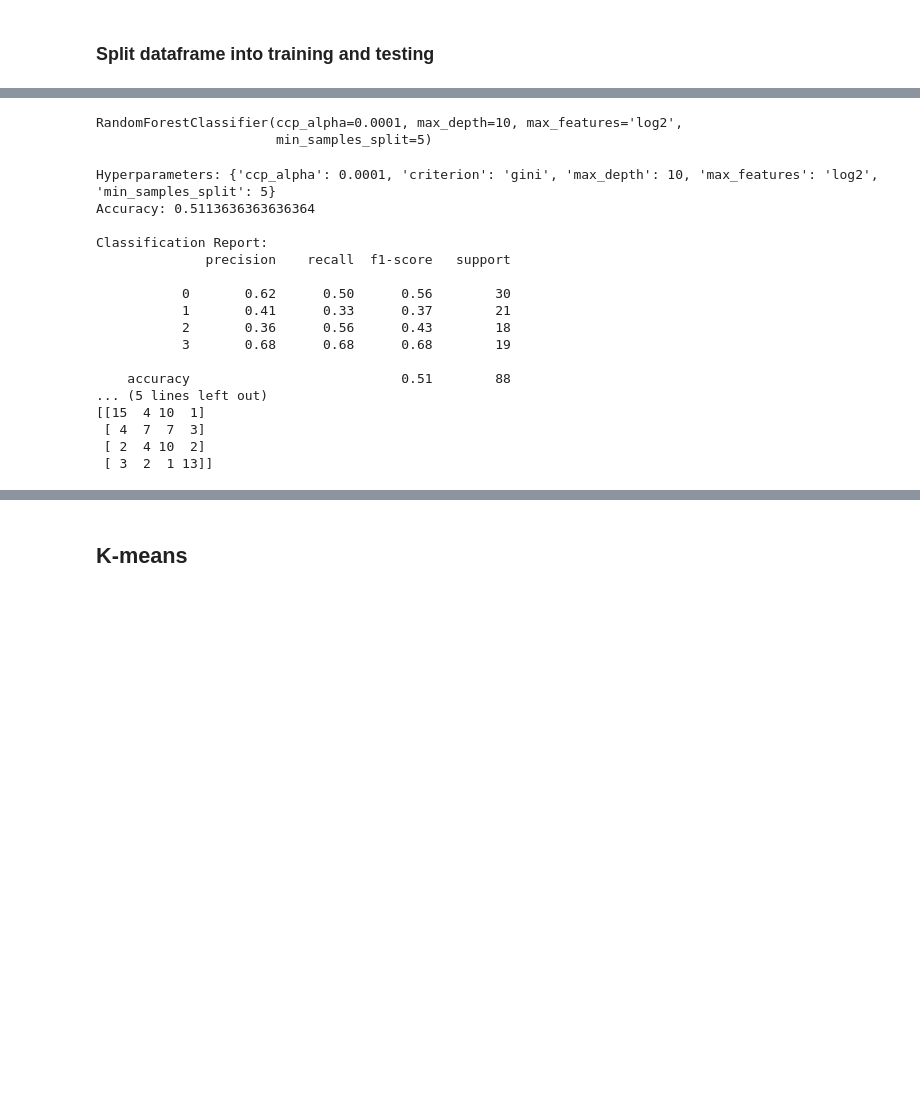
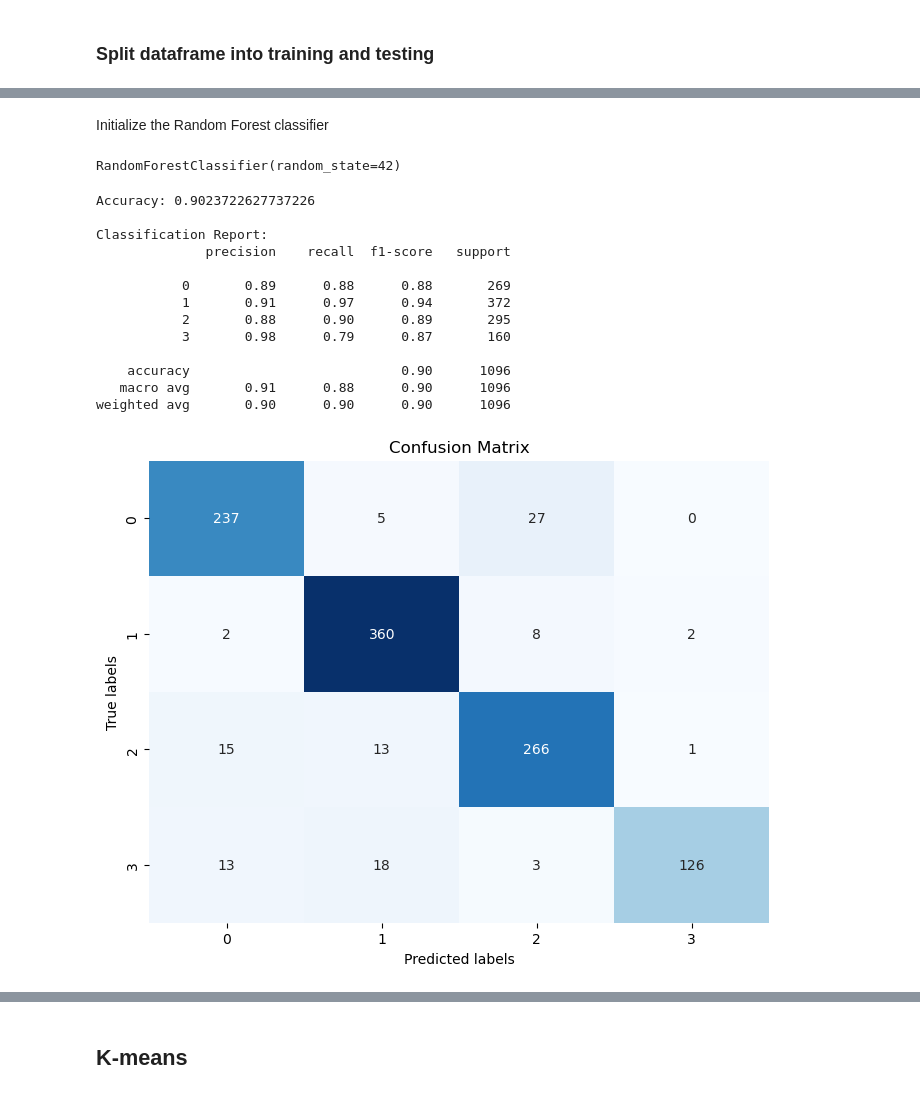
Before and after one commit to Gaoux/image-classification, a Jupyter notebook: Image_Classification.ipynb, the cells around one changed output, grey strips where cells are left out. Saved outputs shown, nothing was run; the diff lists cells and outputs as text; code cells hidden in the pictures; blank space fills up the shorter version.

```diff
--- a/Image_Classification.ipynb
+++ b/Image_Classification.ipynb
@@ -362,12 +275,0 @@ Save dataframes into csv
-# %%
-X_train= train_df.drop(columns=['Label'])
-y_train  = train_df['Label']
-
-
-# Define the hyperparameters grid
-param_grid = {  'max_features': ['sqrt', 'log2'],
-              'ccp_alpha': [1e-04, 1e-05],
-              'max_depth' : [10, 11,12,14],
-              'min_samples_split': [ 3, 4, 5],
-              'criterion' :['gini', 'entropy']
-             }
@@ -385,54 +276,47 @@ param_grid = {  'max_features': ['sqrt', 'log2'],
-# %%
-# best_params= {'ccp_alpha': 1e-05, 'criterion': 'entropy', 'max_depth': 10, 'max_features': 'log2', 'min_samples_split': 3}
-# Initialize the Random Forest classifier with the best parameters
-rf_classifier = RandomForestClassifier(**best_params)
-rf_classifier.fit(X_train, y_train)
-
-# # Plot the decision tree with the best hyperparameters
-# plt.figure(figsize=(40, 30))  # Adjust the figure size as needed
-# plot_tree(best_dt_classifier,
-#           feature_names= X_train.columns,
-#           class_names= label_categories,
-#           filled=True,
-#           fontsize=14)  # Adjust the fontsize parameter as needed
-# plt.show()
-# %% [output]
-RandomForestClassifier(ccp_alpha=0.0001, max_depth=10, max_features='log2',
-                       min_samples_split=5)
+# %% [markdown]
+Initialize the Random Forest classifier
+# %%
+rf_classifier = RandomForestClassifier(random_state=42)
+rf_classifier.fit(X_train, y_train)
+# %% [output]
+RandomForestClassifier(random_state=42)
 # %%
-print("Hyperparameters:", best_params)
 X_test = test_df.drop(columns=['Label'])
 y_test = test_df['Label']
 
 # Predict the labels for test data
 y_pred = rf_classifier.predict(X_test)
 
 # Calculate accuracy
 accuracy = accuracy_score(y_test, y_pred)
 print("Accuracy:", accuracy)
 
 # Generate classification report
 print("\nClassification Report:")
 print(classification_report(y_test, y_pred))
 
 # Generate confusion matrix
-print("\nConfusion Matrix:")
-print(confusion_matrix(y_test, y_pred))
+conf_matrix = confusion_matrix(y_test, y_pred)
+
+# Plot confusion matrix
+plt.figure(figsize=(8, 6))
+sns.heatmap(conf_matrix, annot=True, cmap='Blues', fmt='d', cbar=False)
+plt.xlabel('Predicted labels')
+plt.ylabel('True labels')
+plt.title('Confusion Matrix')
+plt.show()
 # %% [output]
-Hyperparameters: {'ccp_alpha': 0.0001, 'criterion': 'gini', 'max_depth': 10, 'max_features': 'log2', 'min_samples_split': 5}
-Accuracy: 0.5113636363636364
+Accuracy: 0.9023722627737226
 
 Classification Report:
               precision    recall  f1-score   support
 
-           0       0.62      0.50      0.56        30
-           1       0.41      0.33      0.37        21
-           2       0.36      0.56      0.43        18
-           3       0.68      0.68      0.68        19
+           0       0.89      0.88      0.88       269
+           1       0.91      0.97      0.94       372
+           2       0.88      0.90      0.89       295
+           3       0.98      0.79      0.87       160
 
-    accuracy                           0.51        88
-... (5 lines left out)
-[[15  4 10  1]
- [ 4  7  7  3]
- [ 2  4 10  2]
- [ 3  2  1 13]]
+    accuracy                           0.90      1096
+   macro avg       0.91      0.88      0.90      1096
+weighted avg       0.90      0.90      0.90      1096
+[figure, added]
```
Also changed, not shown: parts of 46 cells of this notebook, 5 other files.
